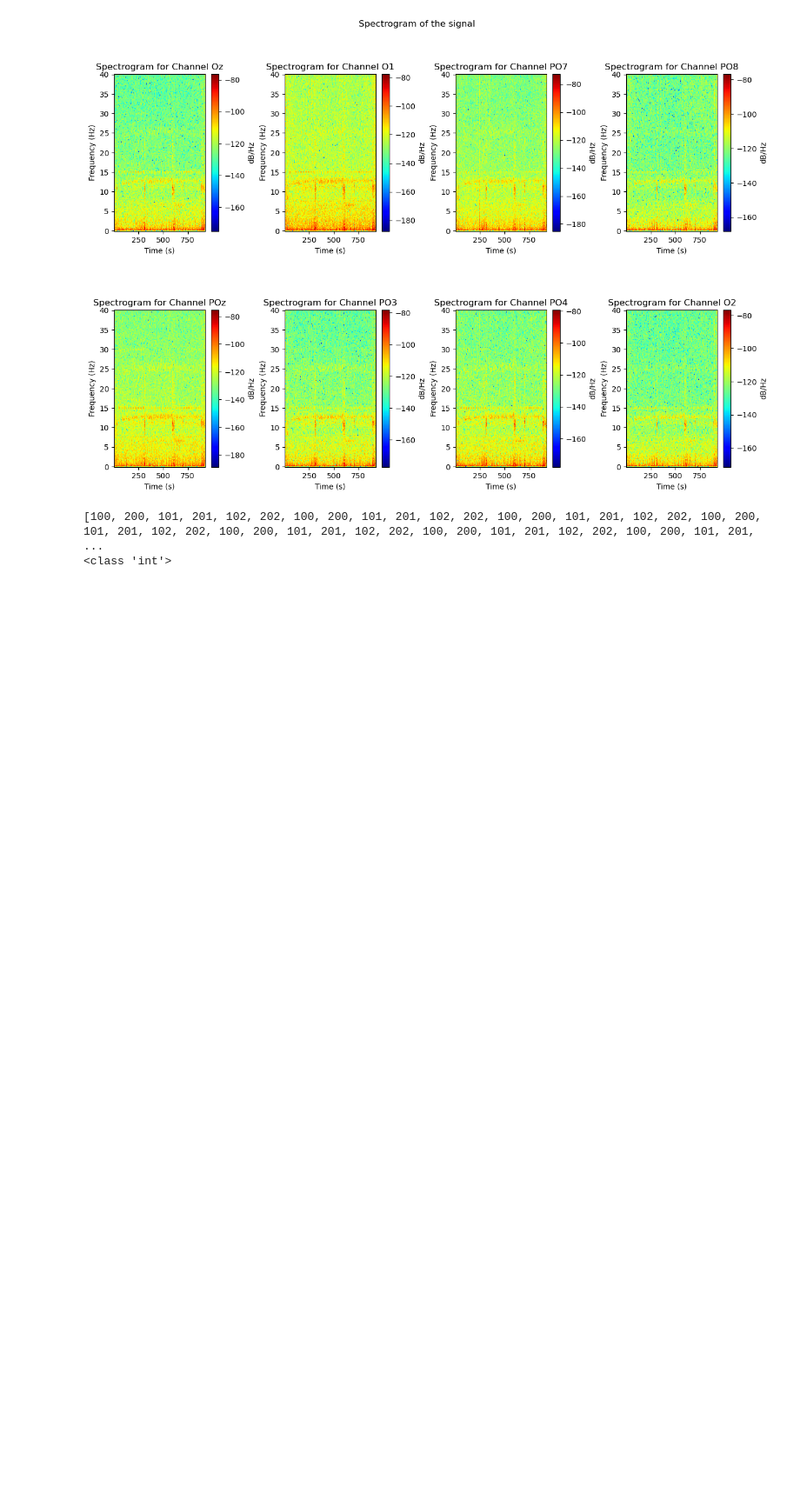
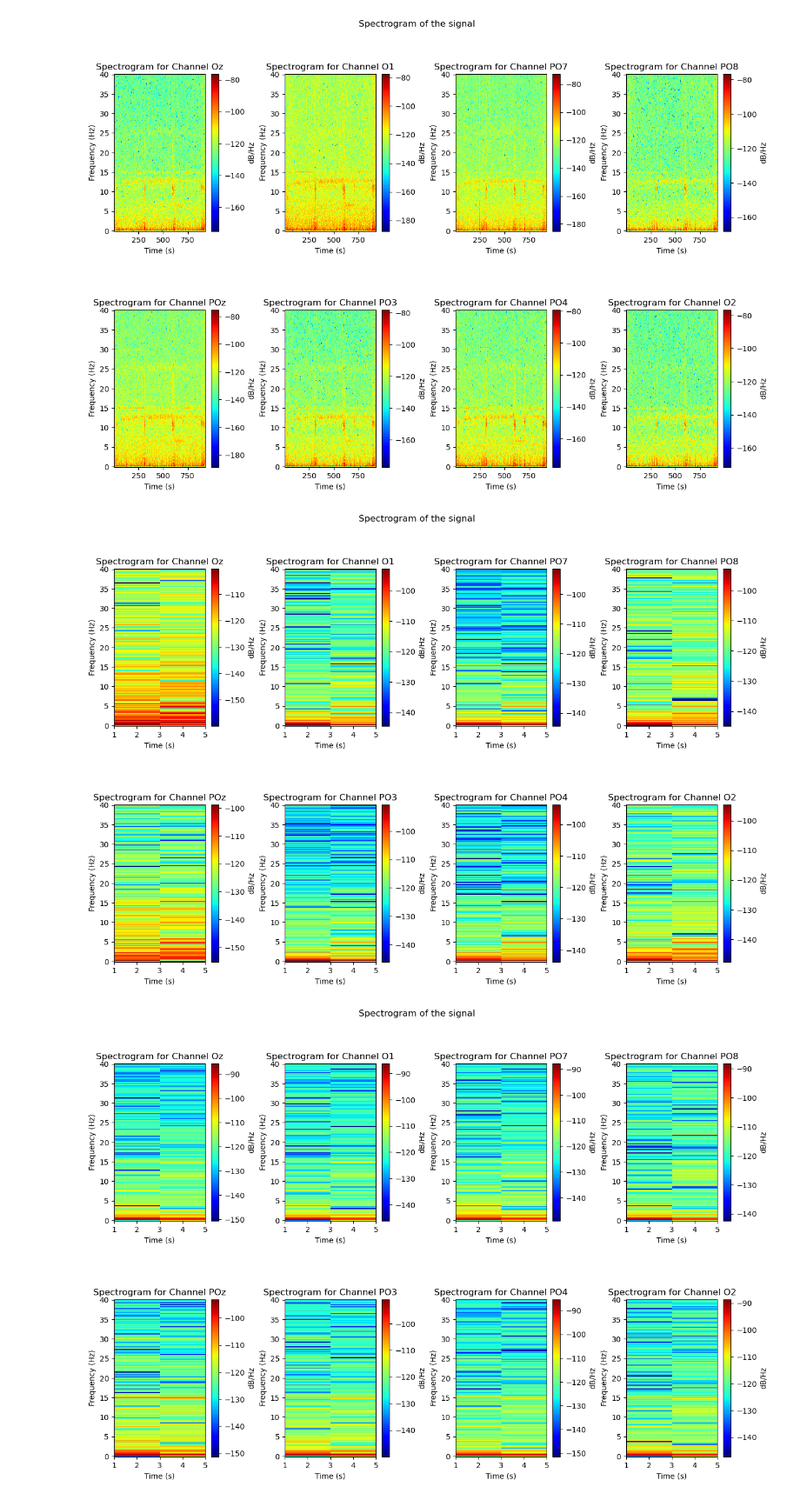
Before and after one commit to alken01/BCI, a Jupyter notebook: recursivefilter.ipynb, the cells around one changed output. Shown at 87% size. Saved outputs shown, nothing was run; the diff lists cells and outputs as text; code cells hidden in the pictures; blank space fills up the shorter version.

```diff
--- a/recursivefilter.ipynb
+++ b/recursivefilter.ipynb
@@ -436,65 +506,10 @@ Reading 0 ... 930399  =      0.000 ...   930.399 secs...
 Event file found. Extracting Annotations from /Users/barci/BCI/data/Liuyin-19April/1804_SSVEP_VR_1.ceo...
 Shape of EEG data array: (8, 930400)
 [figure]
-# %%
-# Get markers from the raw_copy object
-markers = raw_copy.annotations
-
-# Get the onset of the markers
-onset = markers.onset
-
-# Get the duration of the markers
-duration = markers.duration
-
-# Get the description of the markers
-description = markers.description
-
-description_int = []
-for i in range(len(description)):
-    description_int.append(int(description[i]))
-
-#Define a list of start or stop
-start_stop = []
-# Divide each description_int by 100. If rounded result is 1 add Start to start_stop list. If rounded result is 2 add Stop to start_stop list
-for i in range(len(description_int)):
-    if round(description_int[i]/100) == 1:
-        start_stop.append(0) # 0 = start
-    elif round(description_int[i]/100) == 2:
-        start_stop.append(1) # 1 = stop
-    else:
-        start_stop.append(3) # 3 = None
-
-# Define a list of experiment index
-exp_index = []
-
-# Divide each description_int by 100 and get the remainder. Then divide the remainder by 10. If rounded result is 0 add experiment0 to exp_index list. If rounded result is 1 add experiment to exp_index list
-for i in range(len(description_int)):
-    if round((description_int[i]%100)/10) == 0:
-        exp_index.append(0)
-    elif round((description_int[i]%100)/10) == 1:
-        exp_index.append(1)
-    elif round((description_int[i]%100)/10) == 2:
-        exp_index.append(2)
-    elif round((description_int[i]%100)/10) == 3:
-        exp_index.append(3)
-    else:
-        exp_index.append(100)
-
-# Define a list of trial index
-trial_index = []
-# Divide each description_int by 100 and get the remainder. Then divide the remainder by 10 and get remainder. If rounded result is 0 add trial0 to trial_index list. If rounded result is 1 add trial1 to trial_index list
-for i in range(len(description_int)):
-    if round((description_int[i]%100)%10) == 0:
-        trial_index.append(0)
-    elif round((description_int[i]%100)%10) == 1:
-        trial_index.append(1)
-    elif round((description_int[i]%100)%10) == 2:
-        trial_index.append(2)
-    elif round((description_int[i]%100)%10) == 3:
-        trial_index.append(3)
-    else:
-        trial_index.append(100)
-# Comment to asta
-# %% [output]
-[100, 200, 101, 201, 102, 202, 100, 200, 101, 201, 102, 202, 100, 200, 101, 201, 102, 202, 100, 200, 101, 201, 102, 202, 100, 200, 101, 201, 102, 202, 100, 200, 101, 201, 102, 202, 100, 200, 101, 201, ...
-<class 'int'>
+# %%
+# Plot spectrogram of first 10 epochs
+for i in range(10):
+    f, t, Sxx = spectrogram_cp(epochs[i],fs,f_range,True,chan_names)
+# %% [output]
+[figure, added]
+[figure, added]
```
Also changed, not shown: parts of 8 cells of this notebook, 2 other files.
